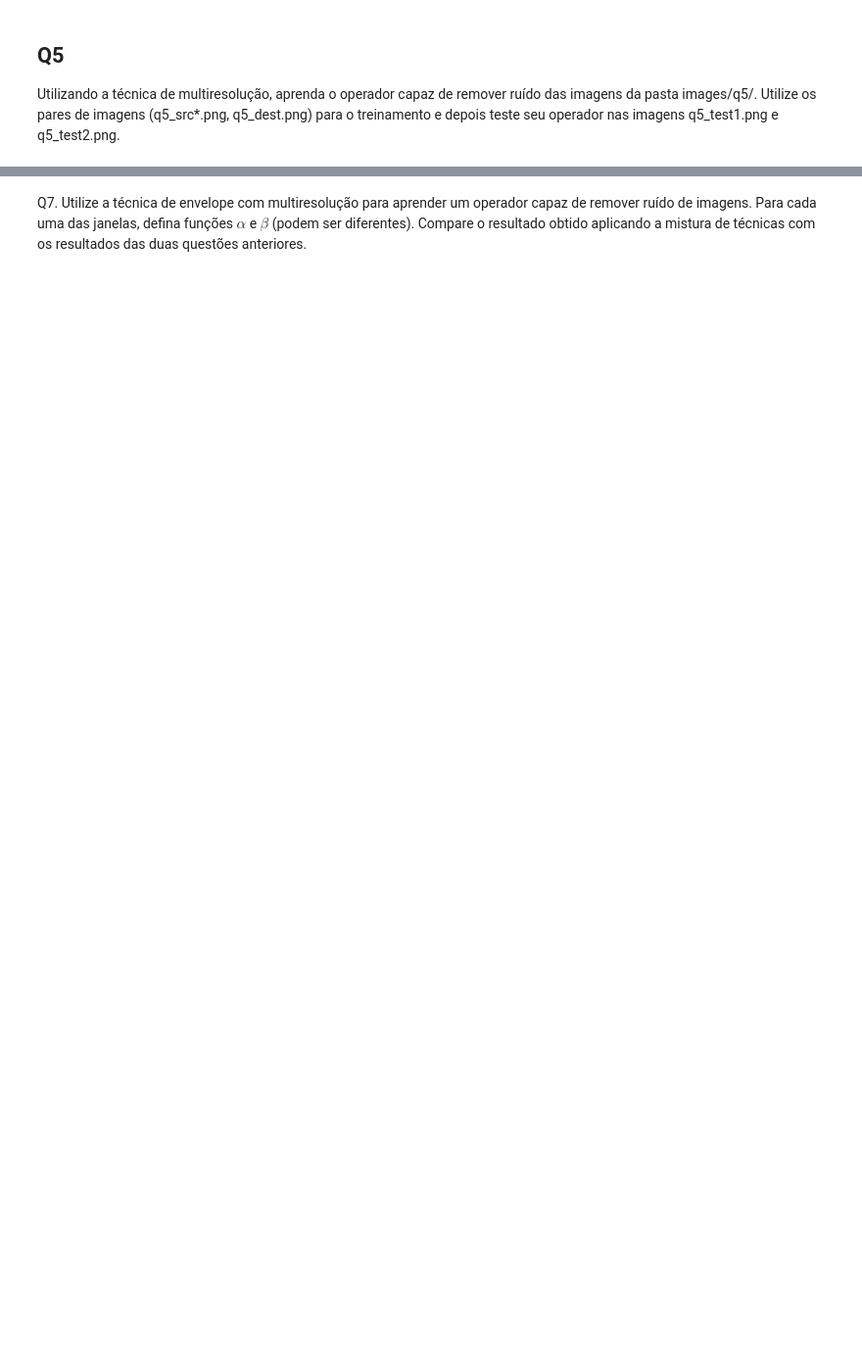
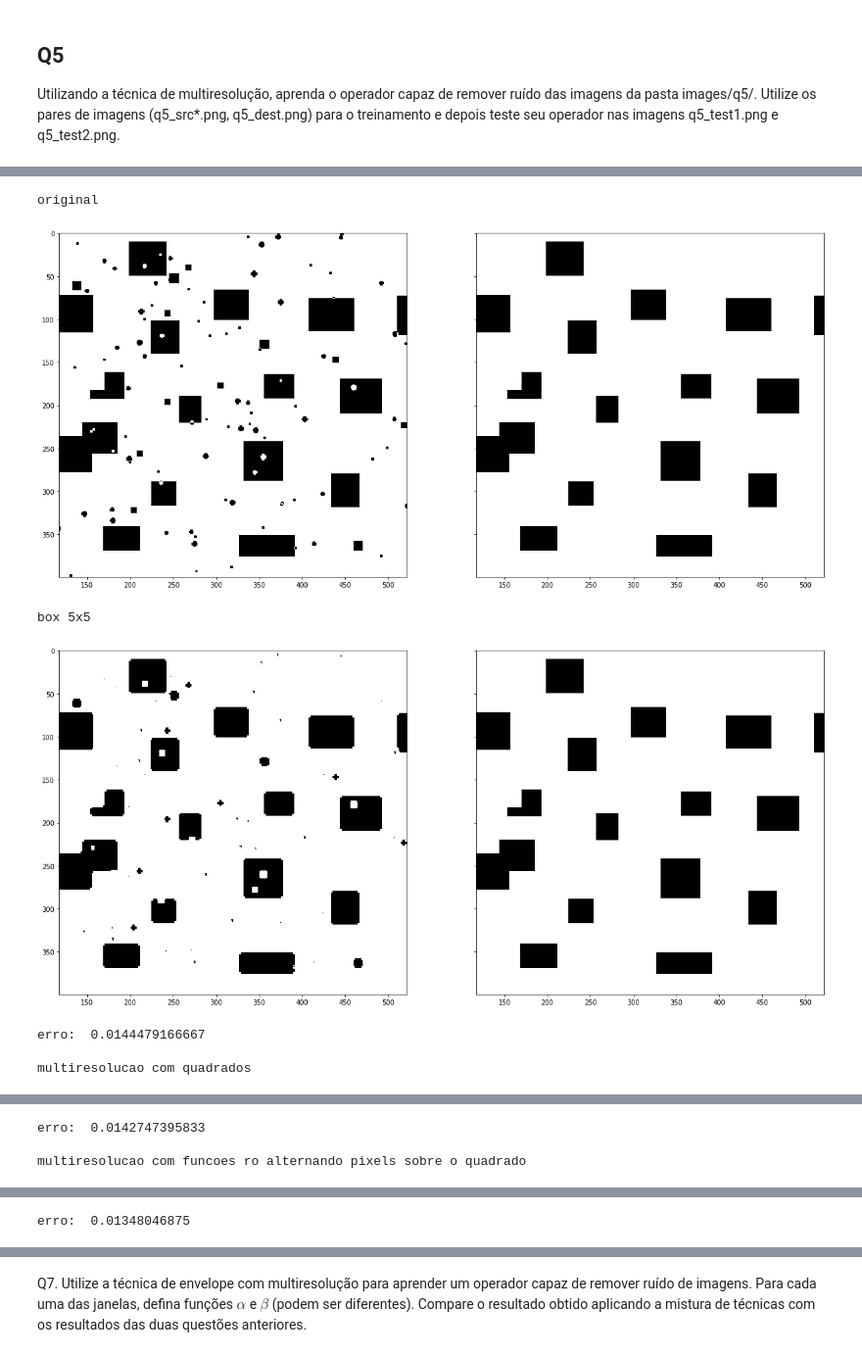
Before and after one commit to caiki/machinelearningusp, a Jupyter notebook: ep1/ep1.ipynb, the cells around one changed output, grey strips where cells are left out. Shown at 98% size. Drawn from its saved outputs; the diff is of its cells as text; code cells hidden in the pictures; blank space fills up the shorter version.

```diff
--- a/ep1/ep1.ipynb
+++ b/ep1/ep1.ipynb
@@ -265,19 +333,37 @@ psi5_multi = multiresolution(alternate_multi_se, train)
 # %%
+ro_box = [se_box(3), se_box(2), se_box(1)]
+
+alt = [True,False,True,False,True]
+ro1 = np.array([alt, np.logical_not(alt), alt, np.logical_not(alt), alt])
+ro2 = np.array([alt, [False for i in range(5)], alt, [False for i in range(5)], alt])
+ro_multi = [se_box(3), ro1, ro2, se_cross(1)]
+
+psi5_box = w_operator(se_box(2), train)
+psi5_multibox = multiresolution(ro_box, train)
+psi5_multi_ro = multiresolution(ro_multi, train)
 
 print 'original'
 draw_img_pair(test[0], dest5)
 print ''
 print 'box 5x5'
 testres_box = [(psi5_box.apply(t), dest5) for t in test]
 draw_img_pair(testres_box[0][0], dest5)
 print 'erro: ', mean_dist(testres_box)
 print ''
-print 'multiresolucao com caixas de tamanhos diferentes'
+print 'multiresolucao com quadrados'
 testres_multibox = [(psi5_multibox.apply(t), dest5) for t in test]
 draw_img_pair(testres_multibox[0][0], dest5)
 print 'erro: ', mean_dist(testres_multibox)
 print ''
-print 'multiresolucao alternando caixas e cruzes de varios tamanhos'
-testres_multi = [(psi5_multi.apply(t), dest5) for t in test]
+print 'multiresolucao com funcoes ro alternando pixels sobre o quadrado'
+testres_multi = [(psi5_multi_ro.apply(t), dest5) for t in test]
 draw_img_pair(testres_multi[0][0], dest5)
 print 'erro: ', mean_dist(testres_multi)
+# %% [output]
+original
+[figure, added]
+box 5x5
+[figure, added]
+erro:  0.0144479166667
+
+multiresolucao com quadrados
@@ -283,0 +371,3 @@ print 'erro: ', mean_dist(testres_multi)
+erro:  0.0142747395833
+
+multiresolucao com funcoes ro alternando pixels sobre o quadrado
@@ -284 +375,2 @@ print 'erro: ', mean_dist(testres_multi)
+erro:  0.01348046875
 # %% [markdown]
```
Also changed, not shown: parts of 20 cells of this notebook, 1 other file.
